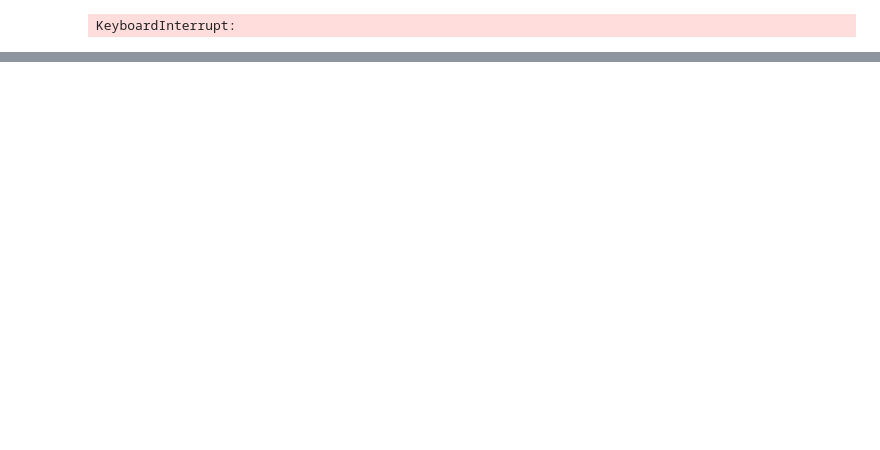
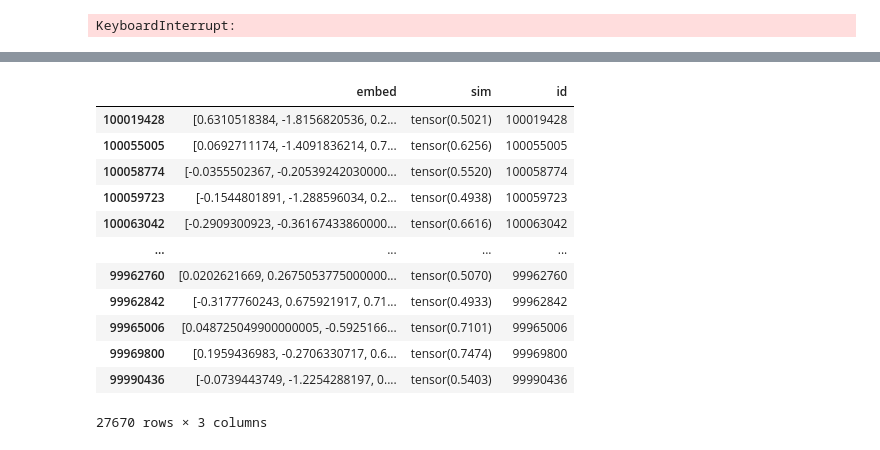
Before and after one commit to kchyun/ai-stylist, a Jupyter notebook: embed_generator/test.ipynb, the cells around one changed output, grey strips where cells are left out. Saved outputs shown, nothing was run; the diff lists cells and outputs as text; code cells hidden in the pictures; blank space fills up the shorter version.

```diff
--- a/embed_generator/test.ipynb
+++ b/embed_generator/test.ipynb
@@ -87 +78,17 @@ least_similar G.T
+# %%
+df
+# %% [output]
+|  | embed | sim | id |
+| 100019428 | [0.6310518384, -1.8156820536, 0.2... | tensor(0.5021) | 100019428 |
+| 100055005 | [0.0692711174, -1.4091836214, 0.7... | tensor(0.6256) | 100055005 |
+| 100058774 | [-0.0355502367, -0.20539242030000... | tensor(0.5520) | 100058774 |
+| 100059723 | [-0.1544801891, -1.288596034, 0.2... | tensor(0.4938) | 100059723 |
+| 100063042 | [-0.2909300923, -0.36167433860000... | tensor(0.6616) | 100063042 |
+| ... | ... | ... | ... |
+| 99962760 | [0.0202621669, 0.2675053775000000... | tensor(0.5070) | 99962760 |
+| 99962842 | [-0.3177760243, 0.675921917, 0.71... | tensor(0.4933) | 99962842 |
+| 99965006 | [0.048725049900000005, -0.5925166... | tensor(0.7101) | 99965006 |
+| 99969800 | [0.1959436983, -0.2706330717, 0.6... | tensor(0.7474) | 99969800 |
+| 99990436 | [-0.0739443749, -1.2254288197, 0.... | tensor(0.5403) | 99990436 |
+27670 rows × 3 columns
 # %%
```
Also changed, not shown: parts of 8 cells of this notebook.
